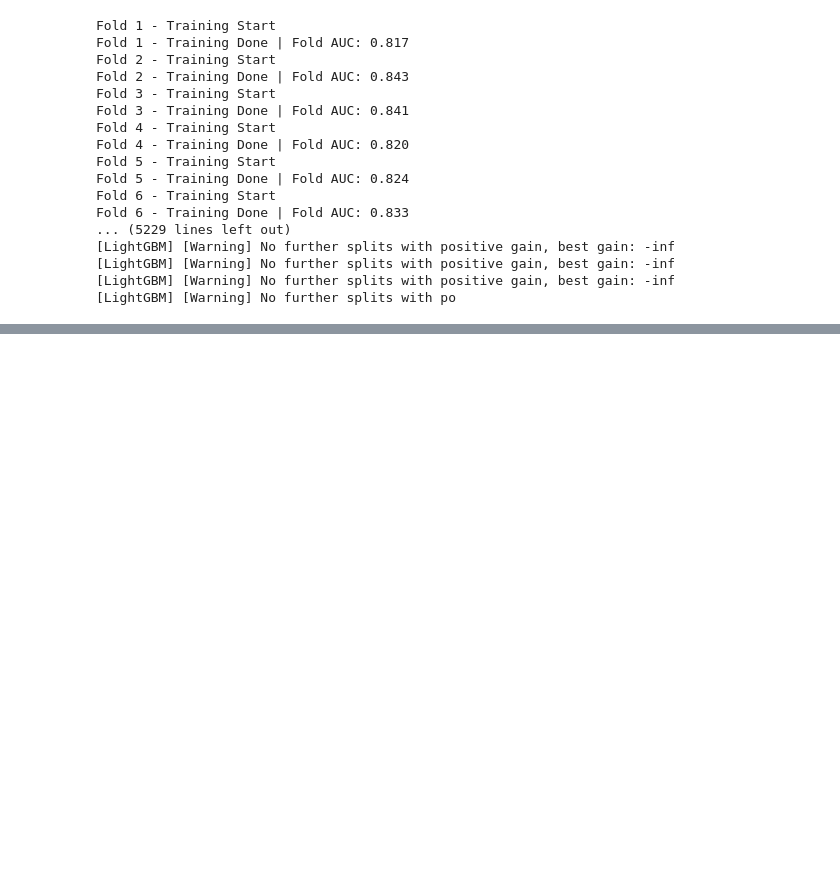
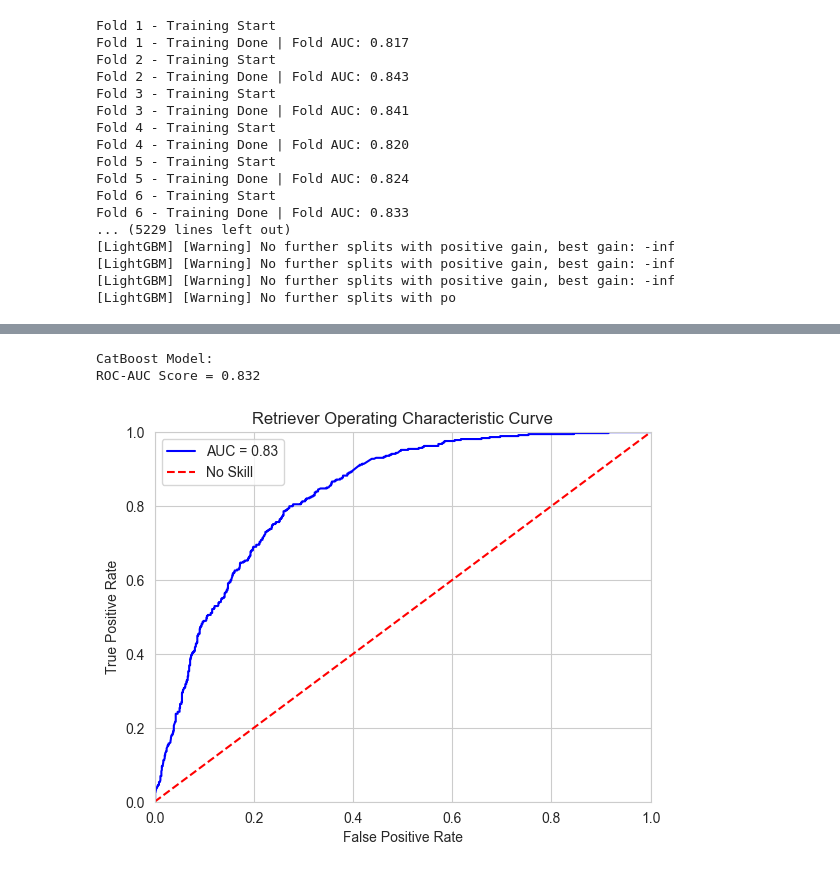
Before and after one commit to evangabe/predicting-ibm-subscription-churn, a Jupyter notebook: src/02_modeling.ipynb, the cells around one changed output, grey strips where cells are left out. Saved outputs shown, nothing was run; the diff lists cells and outputs as text; code cells hidden in the pictures; blank space fills up the shorter version.

```diff
--- a/src/02_modeling.ipynb
+++ b/src/02_modeling.ipynb
@@ -610,0 +628,9 @@ Fold 6 - Training Done | Fold AUC: 0.833
+# %%
+catb_model = get_model("catboost")
+plt, rocauc = plot_roc_curve(catb_model, X_test, y_test)
+print(f"CatBoost Model:\nROC-AUC Score = {rocauc:.3f}")
+plt.show()
+# %% [output]
+CatBoost Model:
+ROC-AUC Score = 0.832
+[figure, added]
```
Also changed, not shown: parts of 12 cells of this notebook, 13 other files.
